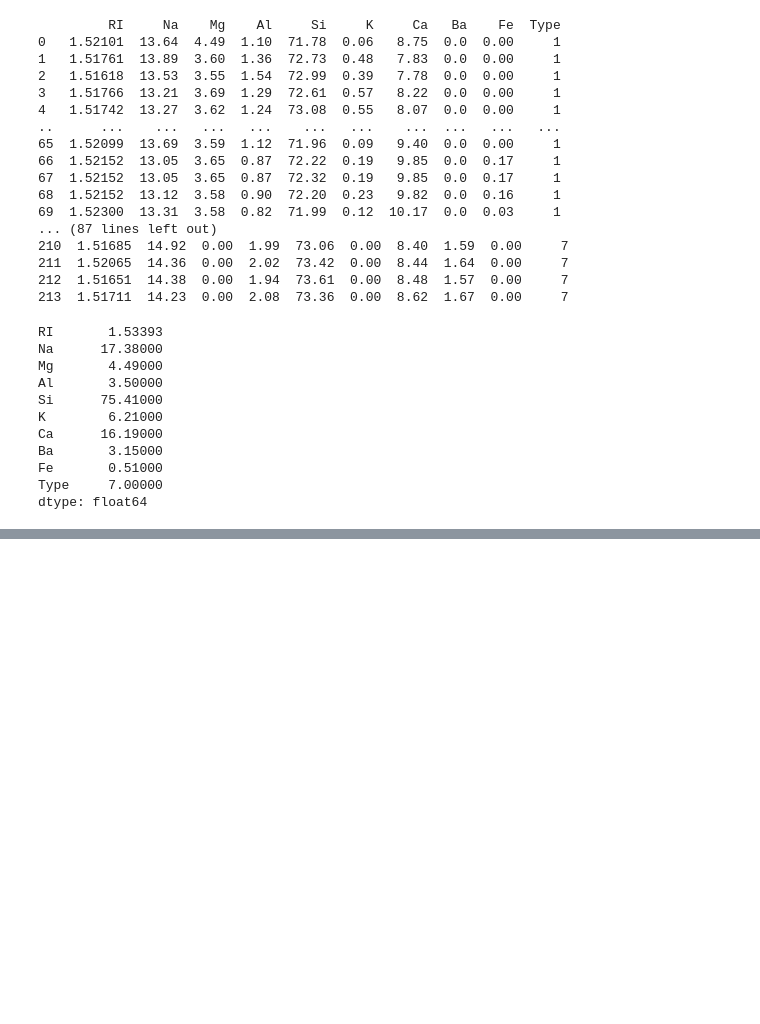
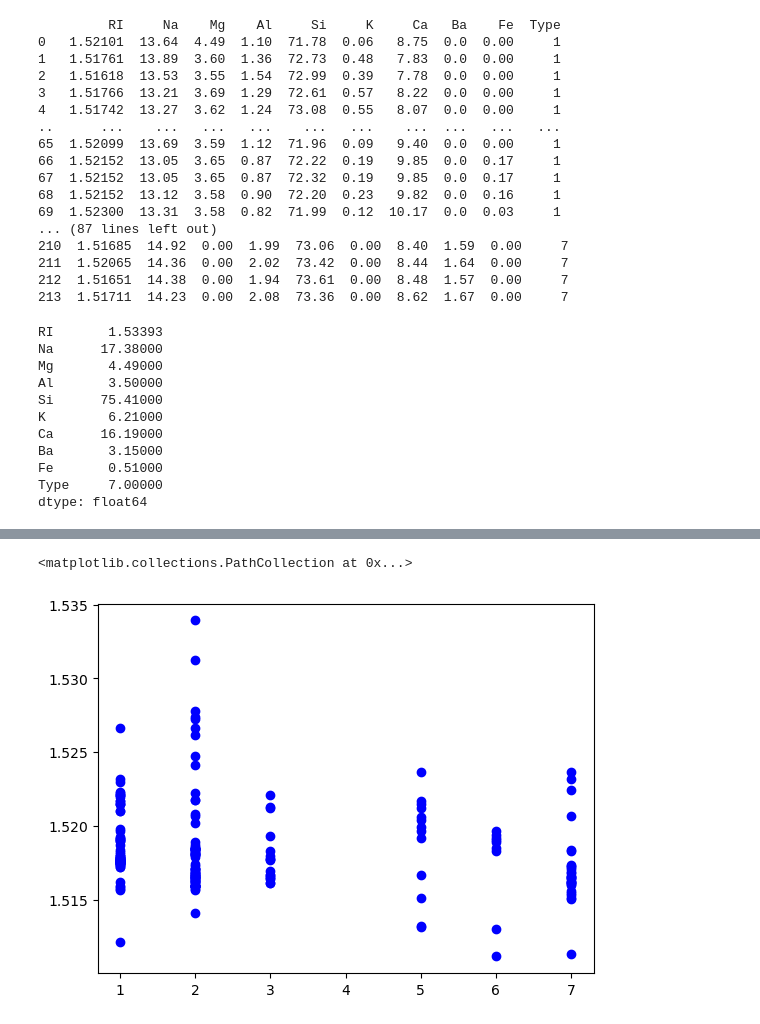
Before and after one commit to Astro0re/Data, a Jupyter notebook: Glass/Glass_Notebook.ipynb, the cells around one changed output, grey strips where cells are left out. Saved outputs shown, nothing was run; the diff lists cells and outputs as text; code cells hidden in the pictures; blank space fills up the shorter version.

```diff
--- a/Glass/Glass_Notebook.ipynb
+++ b/Glass/Glass_Notebook.ipynb
@@ -113,0 +115,5 @@ NameError: name 'mat' is not defined
+# %%
+mat.scatter(glass['Type'],glass['RI'], color='blue' )
+# %% [output]
+<matplotlib.collections.PathCollection at 0x...>
+[figure, added]
```
Also changed, not shown: parts of 4 cells of this notebook, 1 other file.
